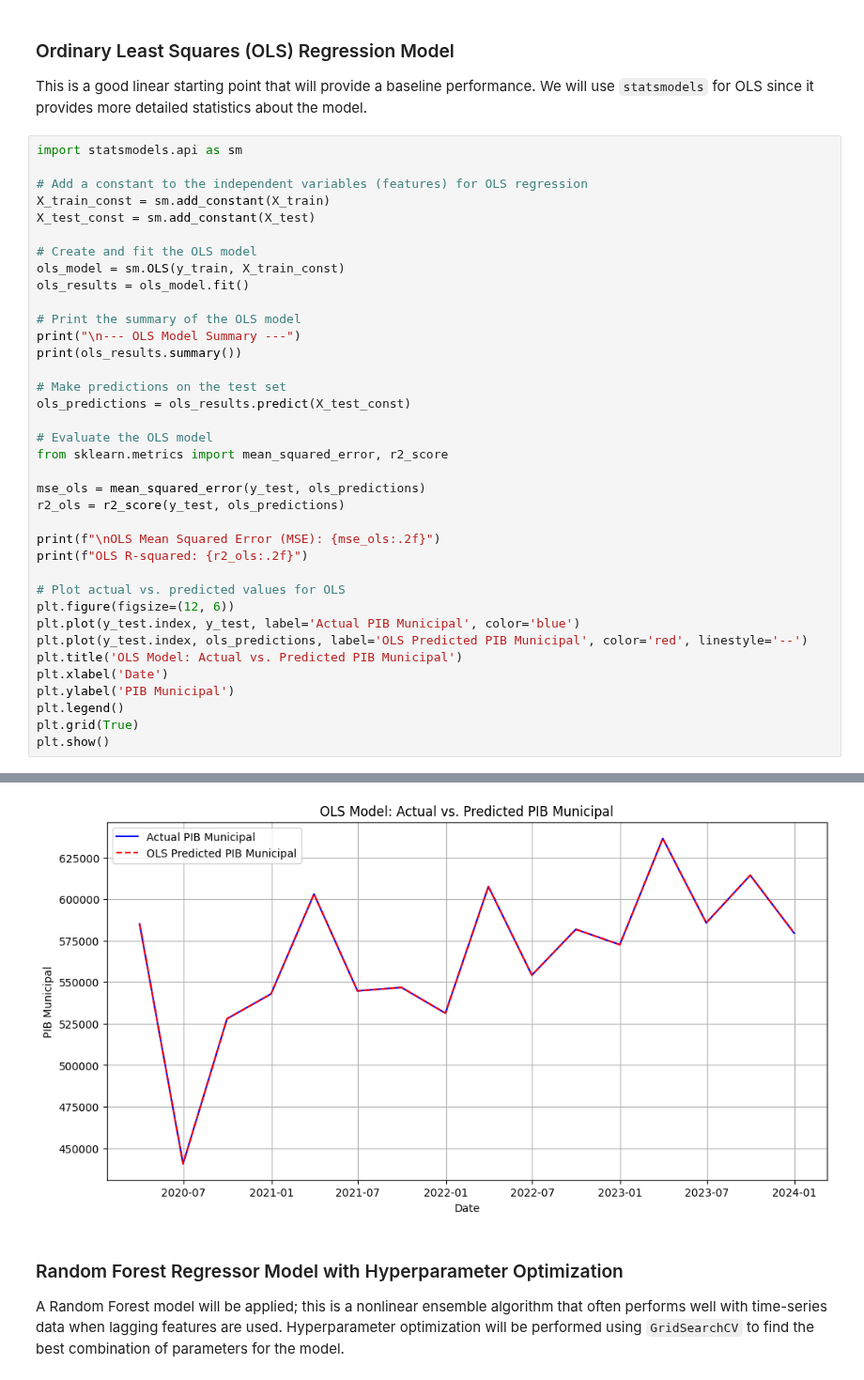
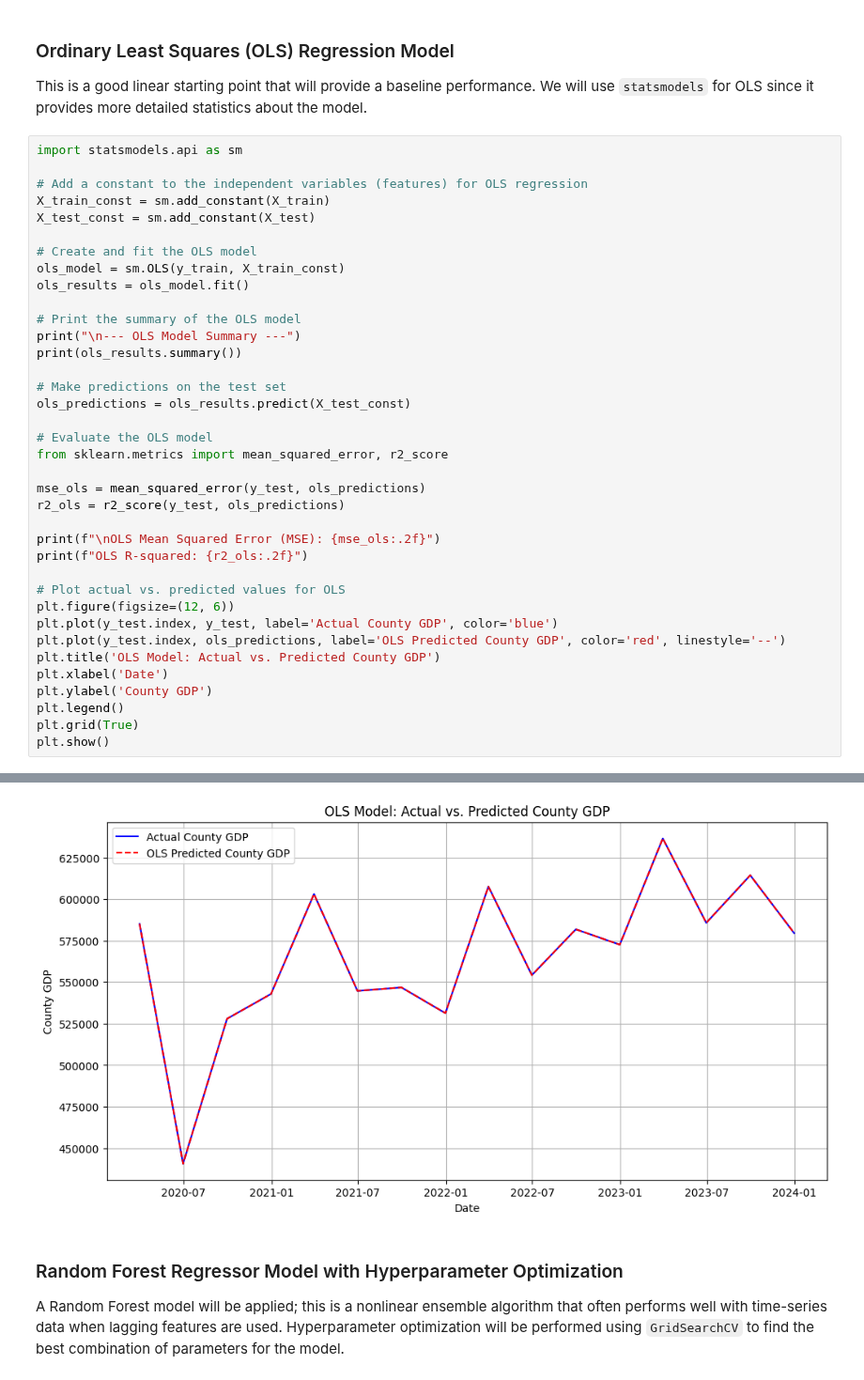
Before and after one commit to ClausGB/NigthTime-Light-, a Jupyter notebook: code/NTL/NTL_Iztapala.ipynb, the cells around one changed output, grey strips where cells are left out. Shown at 94% size. Drawn from its saved outputs; the diff is of its cells as text.

```diff
--- a/code/NTL/NTL_Iztapala.ipynb
+++ b/code/NTL/NTL_Iztapala.ipynb
@@ -509,11 +509,11 @@ print(f"OLS R-squared: {r2_ols:.2f}")
 
 # Plot actual vs. predicted values for OLS
 plt.figure(figsize=(12, 6))
-plt.plot(y_test.index, y_test, label='Actual PIB Municipal', color='blue')
-plt.plot(y_test.index, ols_predictions, label='OLS Predicted PIB Municipal', color='red', linestyle='--')
-plt.title('OLS Model: Actual vs. Predicted PIB Municipal')
+plt.plot(y_test.index, y_test, label='Actual County GDP', color='blue')
+plt.plot(y_test.index, ols_predictions, label='OLS Predicted County GDP', color='red', linestyle='--')
+plt.title('OLS Model: Actual vs. Predicted County GDP')
 plt.xlabel('Date')
-plt.ylabel('PIB Municipal')
+plt.ylabel('County GDP')
 plt.legend()
 plt.grid(True)
 plt.show()
@@ -529,13 +529,13 @@ Time:                        04:00:02   Log-Likelihood:                 1154.1
 No. Observations:                  60   AIC:                            -2296.
 Df Residuals:                      54   BIC:                            -2284.
 Df Model:                           5
 Covariance Type:            nonrobust
 ... (19 lines left out)
 strong multicollinearity or other numerical problems.
 
 OLS Mean Squared Error (MSE): 0.00
 OLS R-squared: 1.00
-[figure, old version]
+[figure, new version]
 # %% [markdown]
 ### Random Forest Regressor Model with Hyperparameter Optimization
 
```
Also changed, not shown: parts of 23 cells of this notebook.
